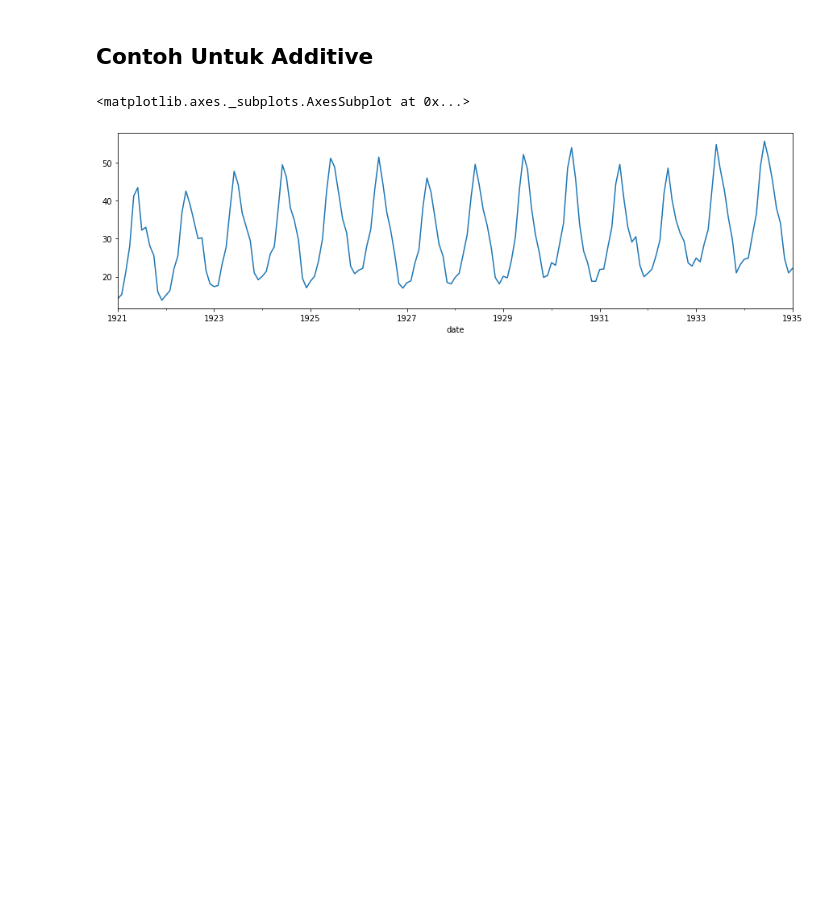
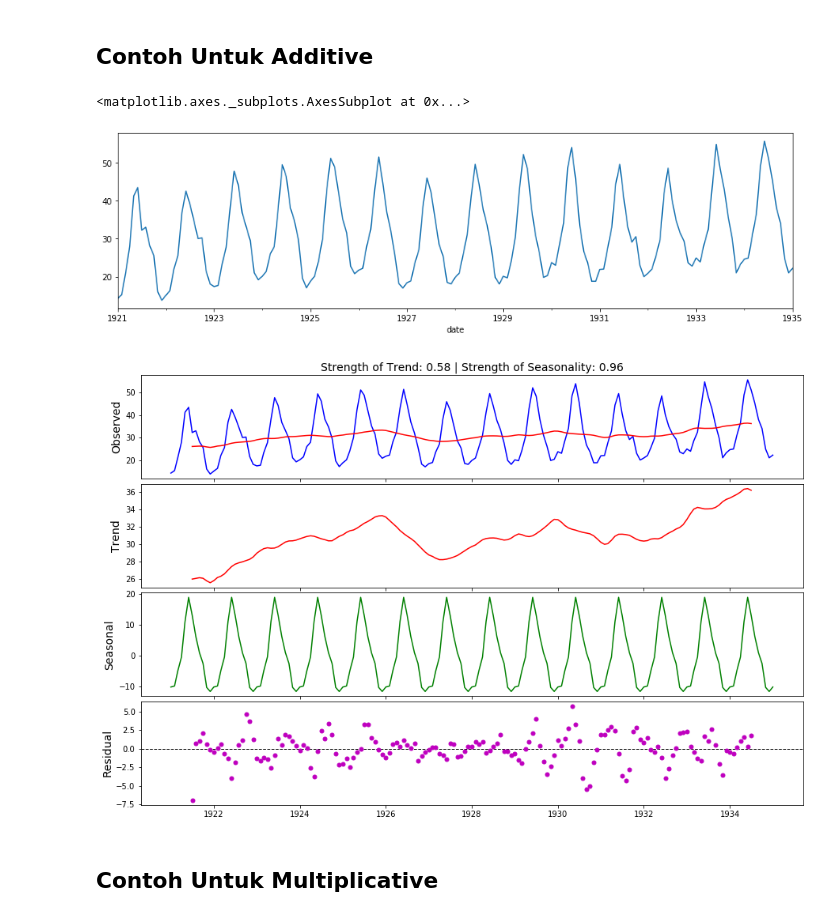
Before and after one commit to rshby/belajar_sendiri, a Jupyter notebook: Forecasting/1- Komponen Forecasting.ipynb, the cells around one changed output. Cells and saved outputs as stored; diff of their text form; code cells hidden in the pictures; blank space fills up the shorter version.

```diff
--- a/Forecasting/1- Komponen Forecasting.ipynb
+++ b/Forecasting/1- Komponen Forecasting.ipynb
@@ -13,3 +13,9 @@ series.plot(figsize=(15, 4))
 # %% [output]
 <matplotlib.axes._subplots.AxesSubplot at 0x...>
 [figure]
+# %%
+components = additive_decomposition(series, plot=True)
+# %% [output]
+[figure, added]
+# %% [markdown]
+## Contoh Untuk Multiplicative
```
Also changed, not shown: parts of 2 cells of this notebook.
